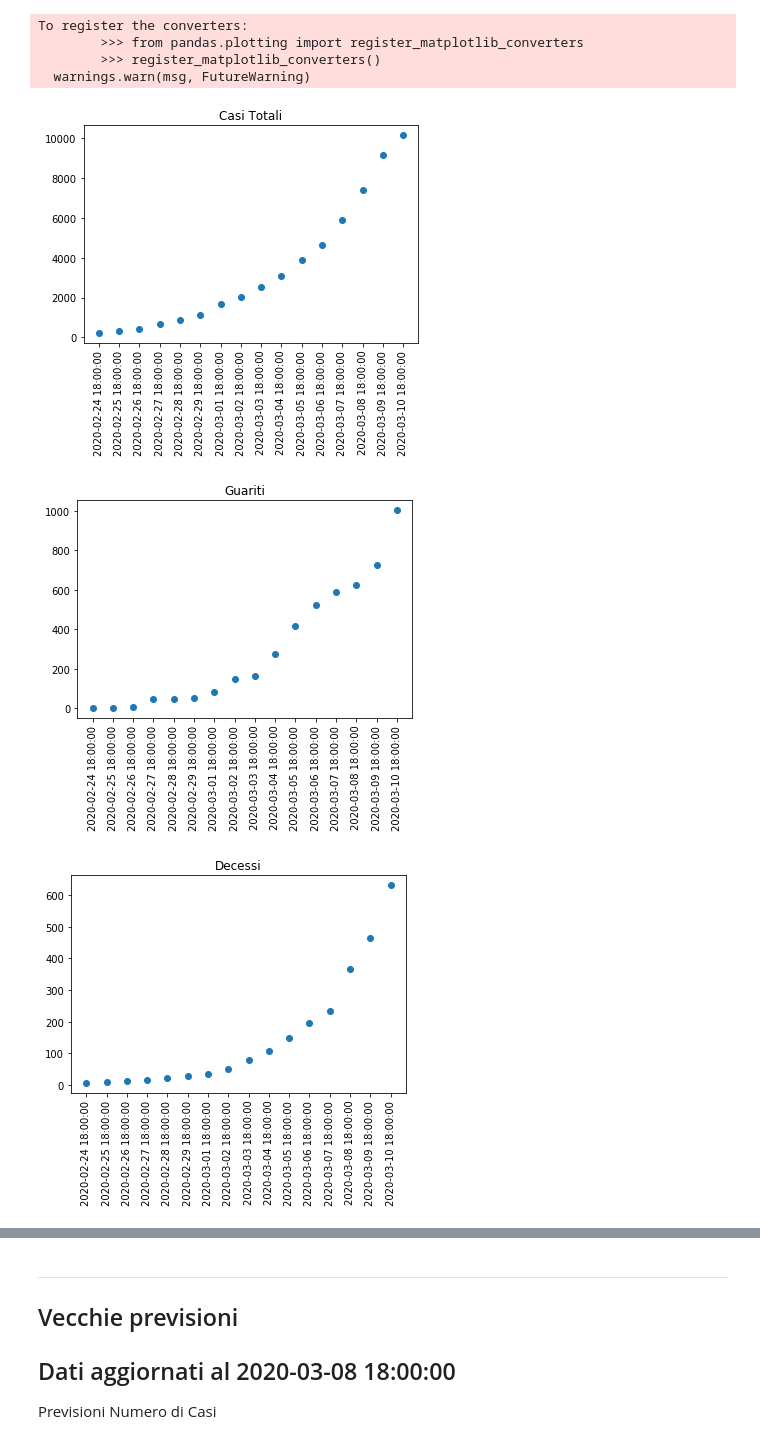
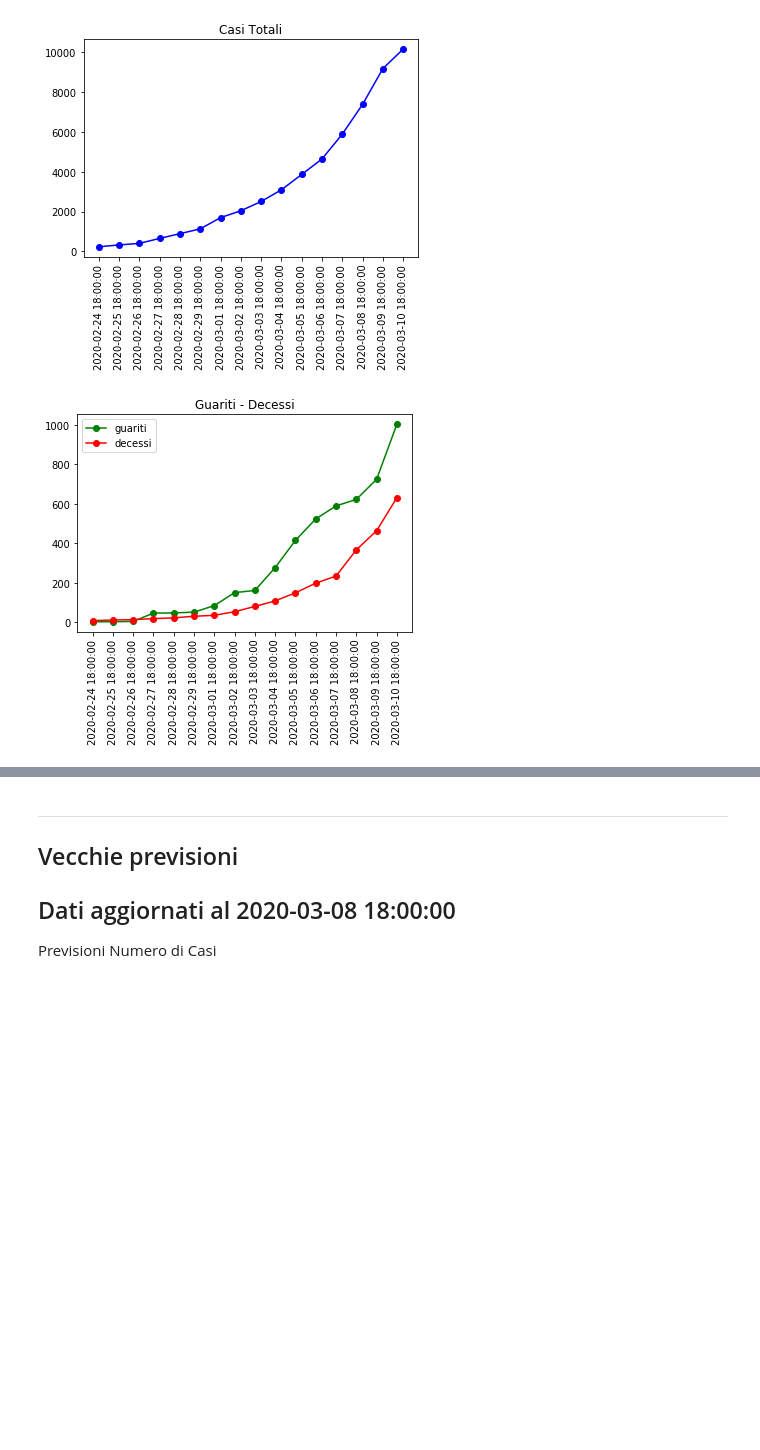
Before and after one commit to PabloExperimental/COVID19-Italy-Analysis, a Jupyter notebook: coronavirus.ipynb, the cells around one changed output, grey strips where cells are left out. Drawn from its saved outputs; the diff is of its cells as text; code cells hidden in the pictures; blank space fills up the shorter version.

```diff
--- a/coronavirus.ipynb
+++ b/coronavirus.ipynb
@@ -23,25 +23,36 @@ dates_col = df_ita_covid["data"].tolist()
 last_date = dates_col[len(dates_col)-1]
 
 # Plotting time series total cases
-plt.plot_date(dates_col, tot_casi_col, xdate=True)
+plt.plot_date(dates_col, tot_casi_col, 'ob-', xdate=True, )
 plt.title("Casi Totali")
 plt.xticks(rotation=90)
 plt.show()
 plt.close()
 
+#Plotting time series togheter
+plt.plot_date(dates_col, tot_healed_col, 'og-', xdate=True)
+plt.plot_date(dates_col, tot_deaths_col, 'or-', xdate=True)
+plt.title("Guariti - Decessi")
+plt.legend(["guariti", "decessi"])
+plt.xticks(rotation=90)
+plt.show()
+plt.close()
+
+"""
 # Plotting time series total healed
-plt.plot_date(dates_col, tot_healed_col, xdate=True)
+plt.plot_date(dates_col, tot_healed_col, 'og-', xdate=True)
 plt.title("Guariti")
 plt.xticks(rotation=90)
 plt.show()
 plt.close()
 
 #Plotting time series total deaths
-plt.plot_date(dates_col, tot_deaths_col, xdate=True)
+plt.plot_date(dates_col, tot_deaths_col, 'or-', xdate=True)
 plt.title("Decessi")
 plt.xticks(rotation=90)
 plt.show()
 plt.close()
+"""
 
 
 def run_linear_svr(col_selected, last_date, title, look_back=1):
@@ -82,7 +93,7 @@ def run_linear_svr(col_selected, last_date, title, look_back=1):
   x = np.array(x_mod).reshape(-1, look_back)
   y = np.array(y_mod)
 
-  svr = LinearSVR(max_iter=10000)
+  svr = LinearSVR(epsilon=0.001, max_iter=10000)
   svr.fit(x, y)
 
   print("---")
@@ -100,37 +111,32 @@ def run_linear_svr(col_selected, last_date, title, look_back=1):
   # adding at end the last prediction.
   # to create the next 2nd prediction (the day after tomorrow)
 
   sec_day_after = [last_x[i] for i in range(1, len(last_x))]
   sec_day_after.append(round_prediction)
 
   sec_day_after_arr = np.array(sec_day_after).reshape(1, look_back)
   prediction_sec = svr.predict(sec_day_after_arr)
   round_prediction_sec = int(prediction_sec)
 
   print("Previsione per dopodomani:", round_prediction_sec)
 
   thr_day_after = [sec_day_after[i] for i in range(1, len(sec_day_after))]
   thr_day_after.append(round_prediction_sec)
 
   thr_day_after_arr = np.array(thr_day_after).reshape(1, look_back)
   prediction_thr = svr.predict(thr_day_after_arr)
   round_prediction_thr = int(prediction_thr)
 
   print("Previsione fra 3 giorni:", round_prediction_thr)
   print("---")
 
 print("Siate responsabili e osservate le normative del governo italiano.")
 print("Le previsioni considerano l'andamento del virus negli ultimi 7 giorni.")
 print("Le previsioni sono soggette ad oscillazioni.")
 
 run_linear_svr(tot_casi_col, last_date, "Previsioni Numero di Casi", look_back=7)
 run_linear_svr(tot_healed_col, last_date, "Previsioni Guariti", look_back=7)
 run_linear_svr(tot_deaths_col, last_date, "Previsioni Decessi", look_back=7)
 # %% [output]
-To register the converters:
-        >>> from pandas.plotting import register_matplotlib_converters
-        >>> register_matplotlib_converters()
-  warnings.warn(msg, FutureWarning)
-[figure, old version]
+[figure, new version]
-[figure, old version]
+[figure, new version]
-[figure, removed]
```
Also changed, not shown: parts of 1 cell of this notebook.
